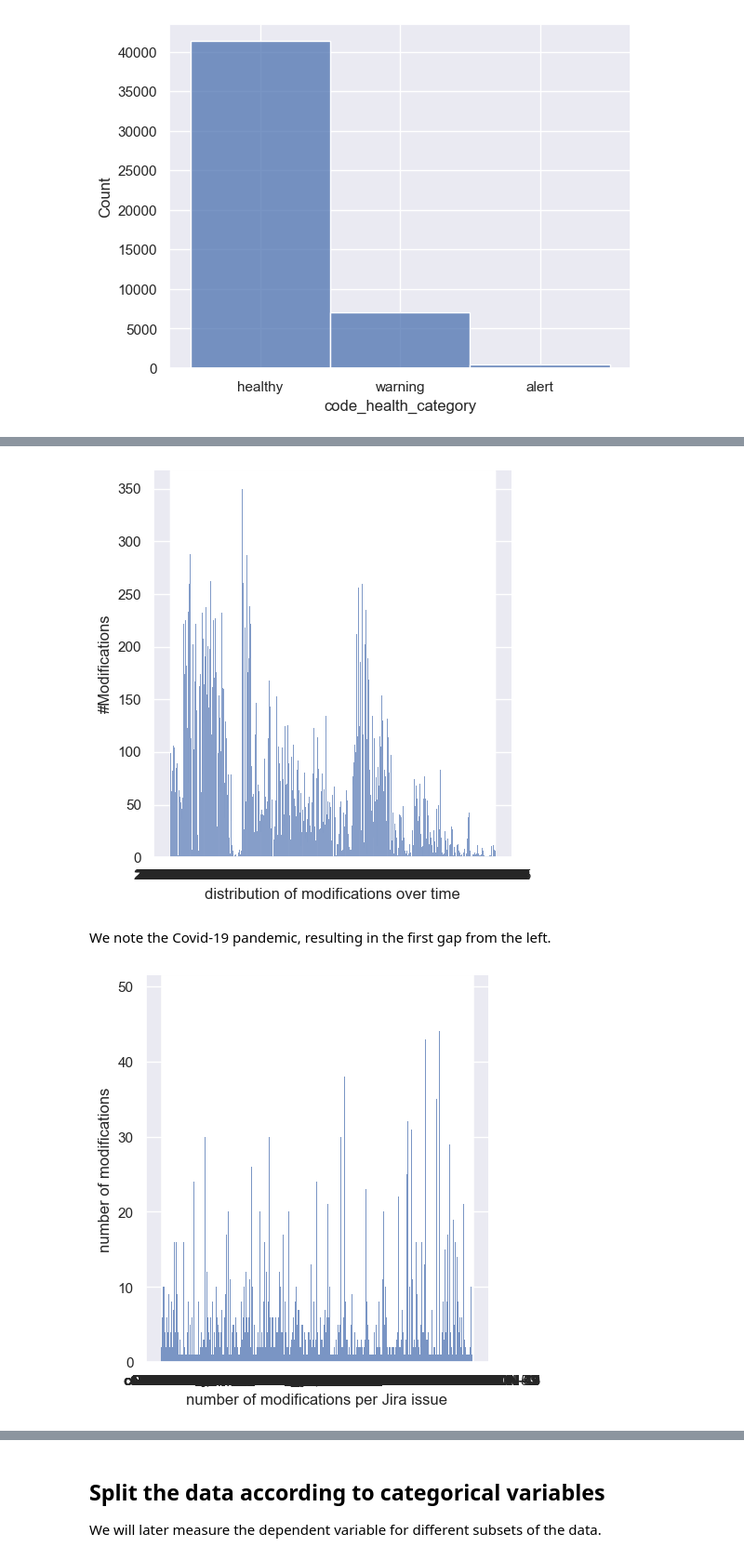
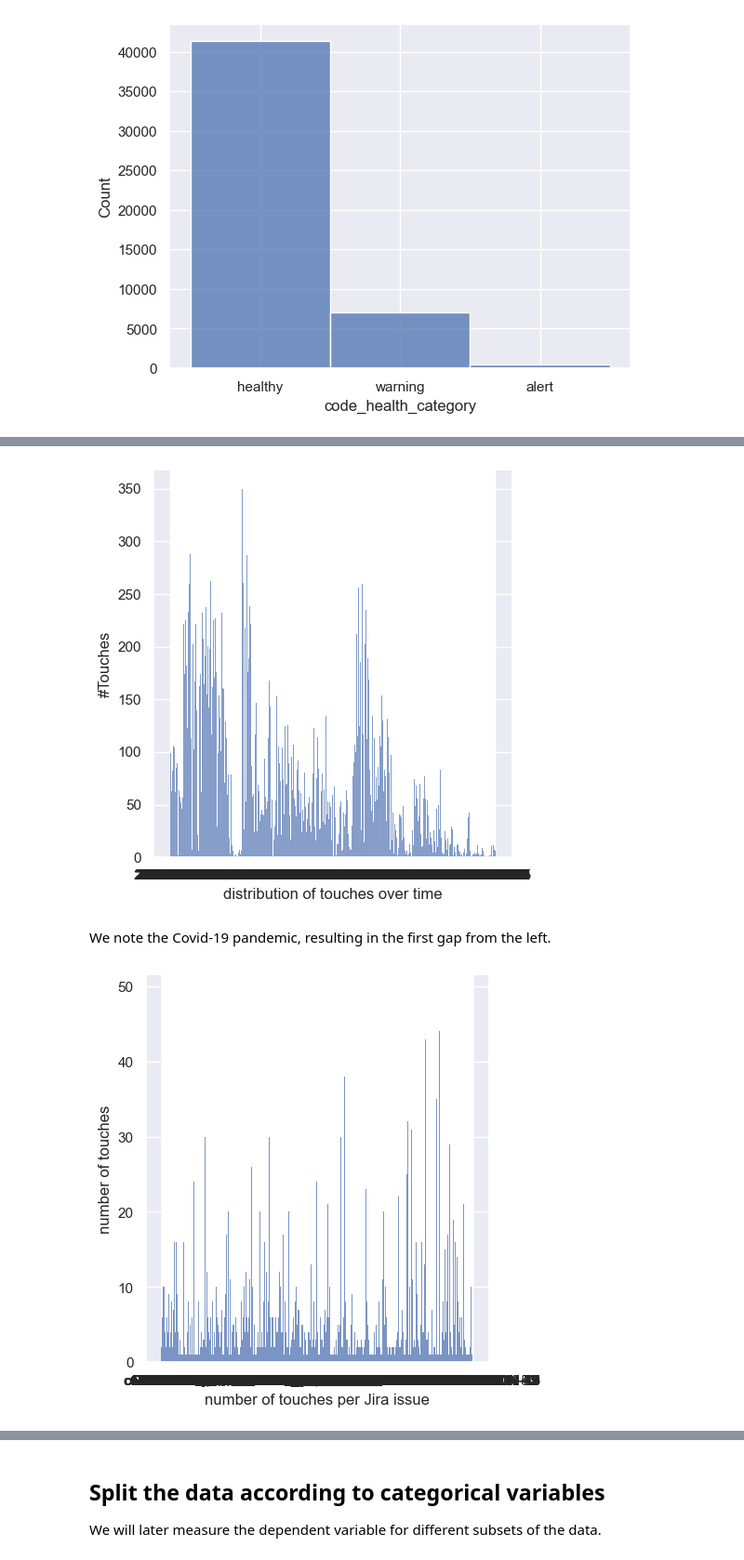
Before and after one commit to codescene-research/u-owns-the-code-ease-2023, a Jupyter notebook: EASE23_U_Owns_the_Code.ipynb, the cells around one changed output, grey strips where cells are left out. Shown at 93% size. Drawn from its saved outputs; the diff is of its cells as text; code cells hidden in the pictures.

```diff
--- a/EASE23_U_Owns_the_Code.ipynb
+++ b/EASE23_U_Owns_the_Code.ipynb
@@ -318,16 +291,16 @@ plt.show()
 # %%
 sns.displot(clean_df['date'])
-plt.xlabel("distribution of modifications over time")
-plt.ylabel("#Modifications")
+plt.xlabel("distribution of touches over time")
+plt.ylabel("#Touches")
 plt.show()
 # %% [output]
-[figure, old version]
+[figure, new version]
 # %% [markdown]
 We note the Covid-19 pandemic, resulting in the first gap from the left.
 # %%
 sns.displot(clean_df['ticket_id'])
-plt.xlabel("number of modifications per Jira issue")
-plt.ylabel("number of modifications")
+plt.xlabel("number of touches per Jira issue")
+plt.ylabel("number of touches")
 plt.show()
 # %% [output]
-[figure, old version]
+[figure, new version]
```
Also changed, not shown: parts of 49 cells of this notebook.
